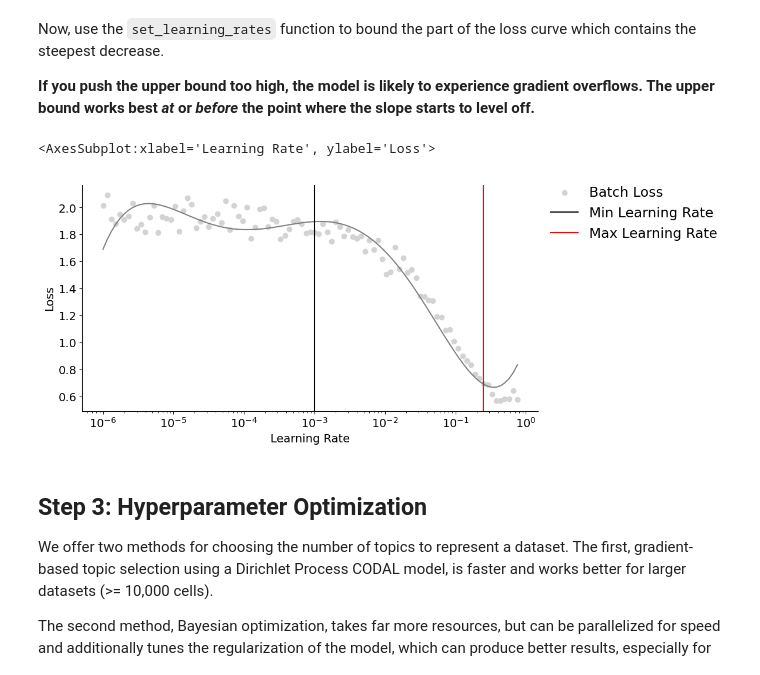
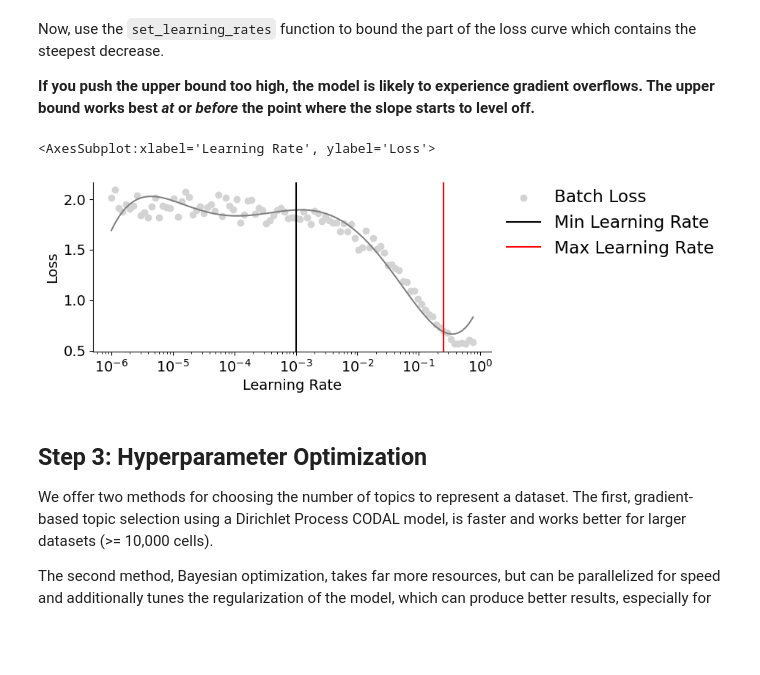
Before and after one commit to cistrome/MIRA, a Jupyter notebook: docs/source/notebooks/tutorial_CODAL.ipynb, the cells around one changed output. Cells and saved outputs as stored; diff of their text form; code cells hidden in the pictures; blank space fills up the shorter version.

```diff
--- a/docs/source/notebooks/tutorial_CODAL.ipynb
+++ b/docs/source/notebooks/tutorial_CODAL.ipynb
@@ -128,10 +128,10 @@ Now, use the `set_learning_rates` function to bound the part of the loss curve w
 **If you push the upper bound too high, the model is likely to experience gradient overflows. The upper bound works best *at* or *before* the point where the slope starts to level off.**
 # %%
 model.set_learning_rates(1e-3, 0.25) # for larger datasets, the default of 1e-3, 0.1 usually works well.
-model.plot_learning_rate_bounds(figsize=(10,5))
+model.plot_learning_rate_bounds(figsize=(7,3))
 # %% [output]
 <AxesSubplot:xlabel='Learning Rate', ylabel='Loss'>
-[figure, old version]
+[figure, new version]
 # %% [markdown]
 ## Step 3: Hyperparameter Optimization
 
```
Also changed, not shown: parts of 6 cells of this notebook, 2 other files.
